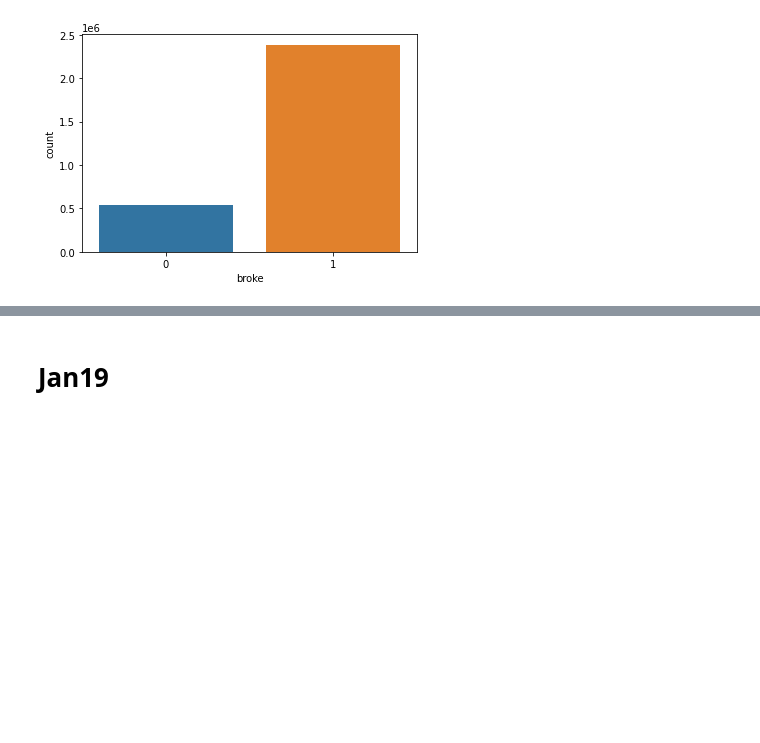
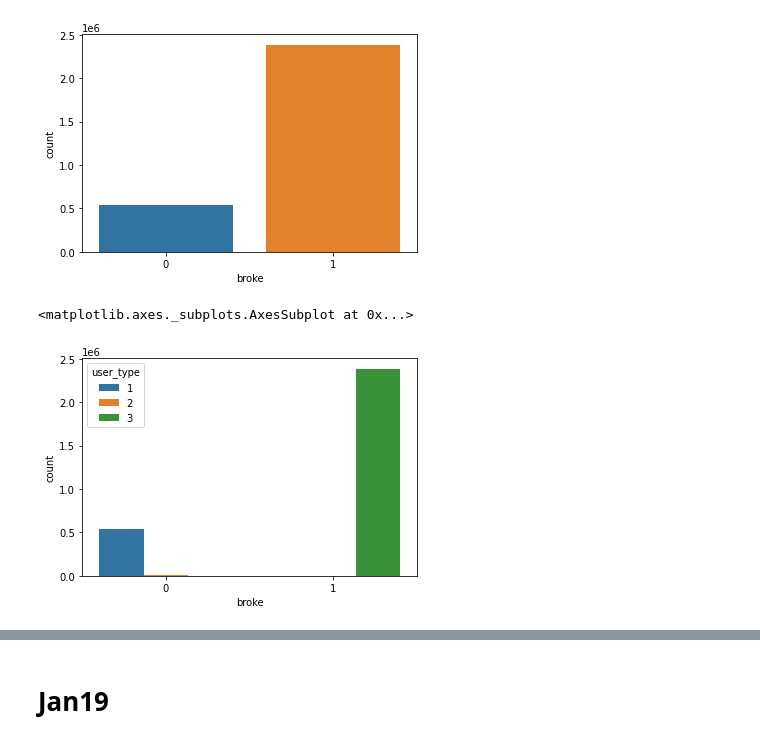
Before and after one commit to rasoco/Master_Data_Science, a Jupyter notebook: TFM/BiciMadProject.ipynb, the cells around one changed output, grey strips where cells are left out. Saved outputs shown, nothing was run; the diff lists cells and outputs as text; code cells hidden in the pictures; blank space fills up the shorter version.

```diff
--- a/TFM/BiciMadProject.ipynb
+++ b/TFM/BiciMadProject.ipynb
@@ -1980,3 +2008,8 @@ memory usage: 491.2+ MB
 jan18_broke = sns.countplot(x='broke', data=data)
 # %% [output]
 [figure]
+# %%
+sns.countplot(x='broke', hue='user_type', data=data)
+# %% [output]
+<matplotlib.axes._subplots.AxesSubplot at 0x...>
+[figure, added]
```
Also changed, not shown: parts of 44 cells of this notebook.
